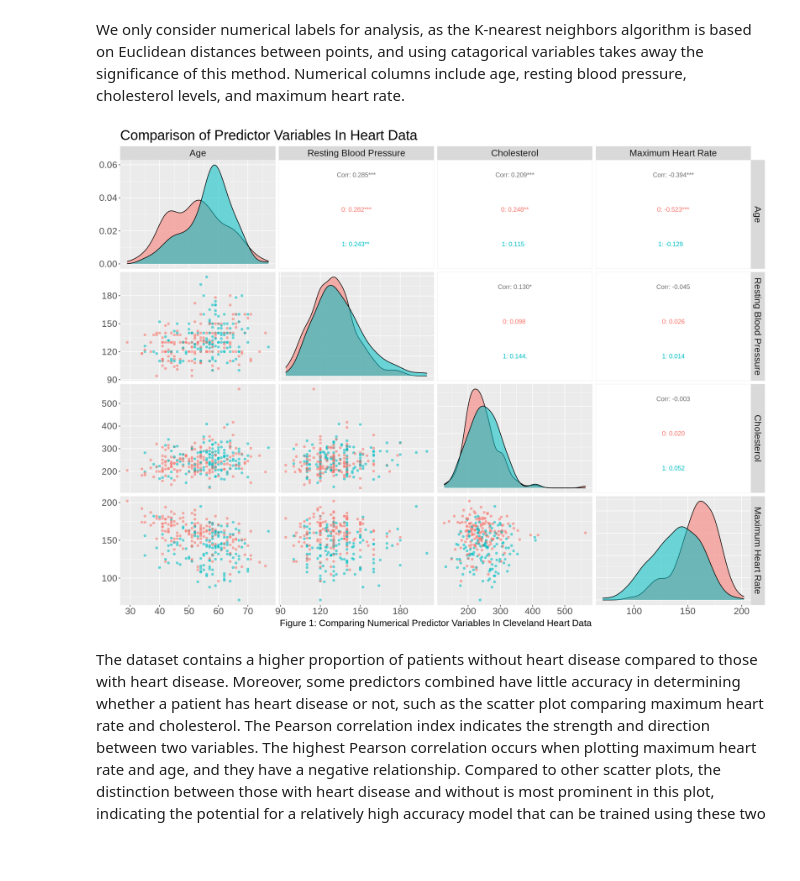
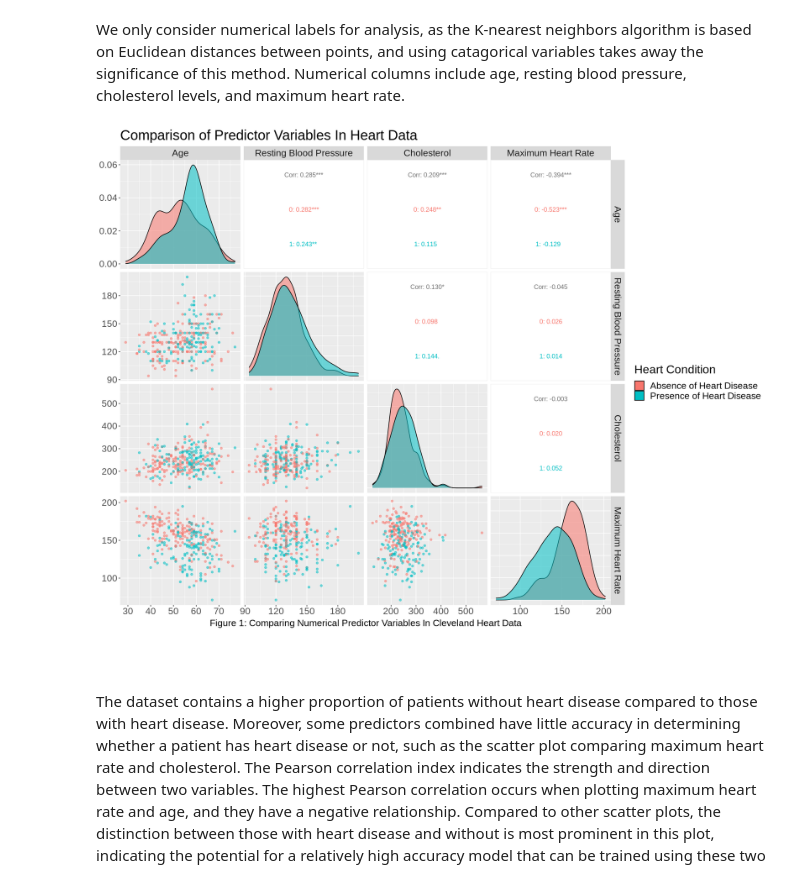
Before and after one commit to andyh031/dsci100-proj-group57, a Jupyter notebook: project.ipynb, the cells around one changed output. Cells and saved outputs as stored; diff of their text form; code cells hidden in the pictures; blank space fills up the shorter version.

```diff
--- a/project.ipynb
+++ b/project.ipynb
@@ -122,25 +122,33 @@ We only consider numerical labels for analysis, as the K-nearest neighbors algor
 # %%
 options(repr.plot.width = 16, repr.plot.height = 12)
 
 # Select only numerical columns as well as response variable of num, indicating the condition of the patient (has heart disease or not)
 heart_filtered <- heart_data |>
     select(age, trestbps, chol, thalach, num)
 
 # Create more interpretable column names
 colnames(heart_filtered) <- c("age", "rest_blood_pressure", "cholesterol", "max_heart_rate", "condition")
 
 # Plot simple visualization to explore dataset
 distribution_plot <- ggpairs(data = heart_filtered,
                             columns = 1:4,
-                            aes(colour = condition, alpha = 0.6),
+                             legend = 1,
+                            aes(color = as_factor(condition), alpha = 0.6),
                             columnLabels = c("Age", "Resting Blood Pressure", "Cholesterol", "Maximum Heart Rate")) +
         theme(text = element_text(size = 20)) +
         ggtitle("Comparison of Predictor Variables In Heart Data") +
         labs(caption = "Figure 1: Comparing Numerical Predictor Variables In Cleveland Heart Data") +
+        scale_alpha(guide = "none") +
+        scale_color_discrete(guide = "none") +
+        scale_fill_discrete(name = "Heart Condition",
+                            labels  = c("Absence of Heart Disease", "Presence of Heart Disease")) +
         theme(plot.caption = element_text(hjust = 0.5))
+
 distribution_plot
 # %% [output]
-[figure, old version]
+[figure, new version]
+# %% [markdown]
+###
 # %% [markdown]
 The dataset contains a higher proportion of patients without heart disease compared to those with heart disease. Moreover, some predictors combined have little accuracy in determining whether a patient has heart disease or not, such as the scatter plot comparing maximum heart rate and cholesterol. The Pearson correlation index indicates the strength and direction between two variables. The highest Pearson correlation occurs when plotting maximum heart rate and age, and they have a negative relationship. Compared to other scatter plots, the distinction between those with heart disease and without is most prominent in this plot, indicating the potential for a relatively high accuracy model that can be trained using these two predictors.
 
```
Also changed, not shown: parts of 8 cells of this notebook.
